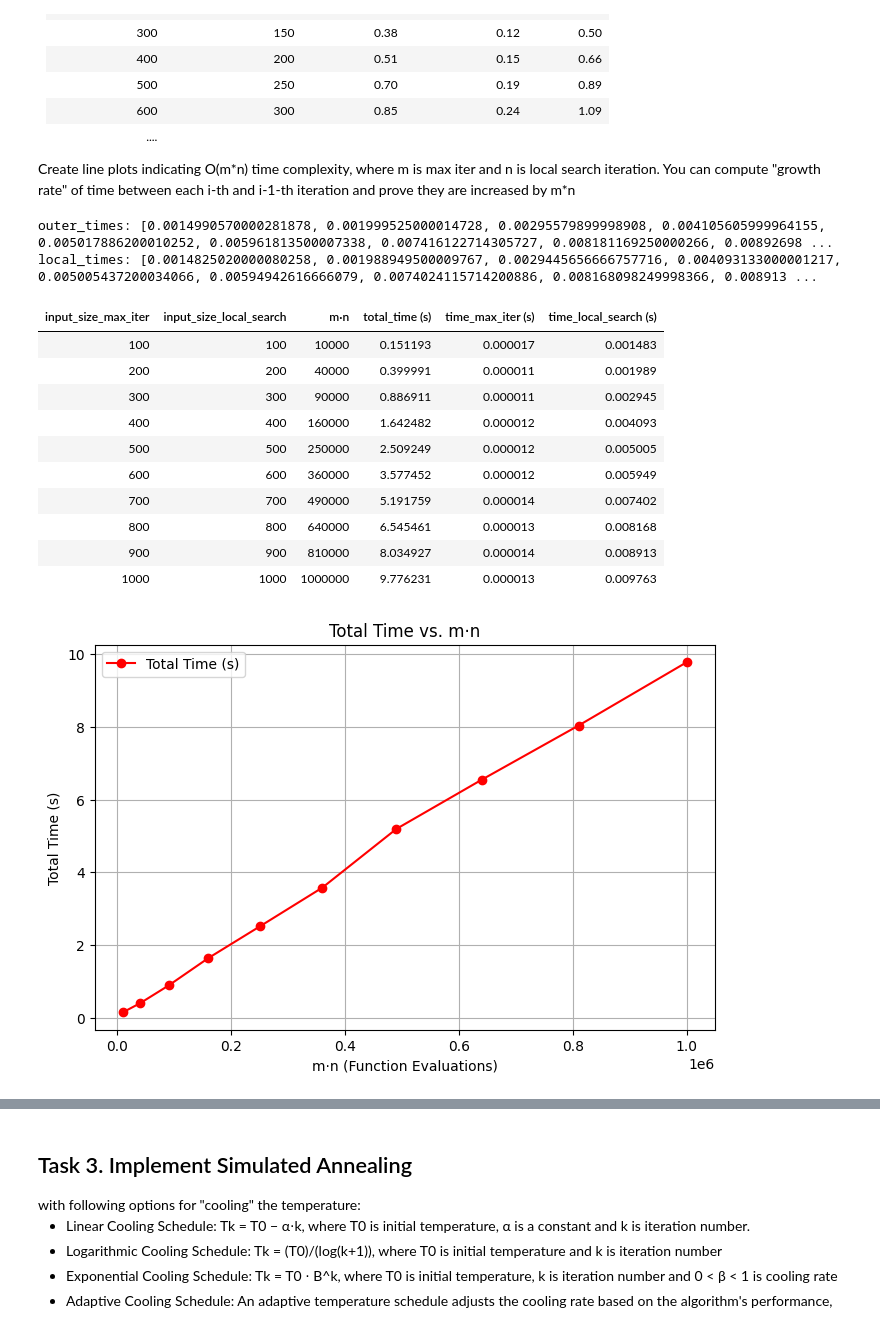
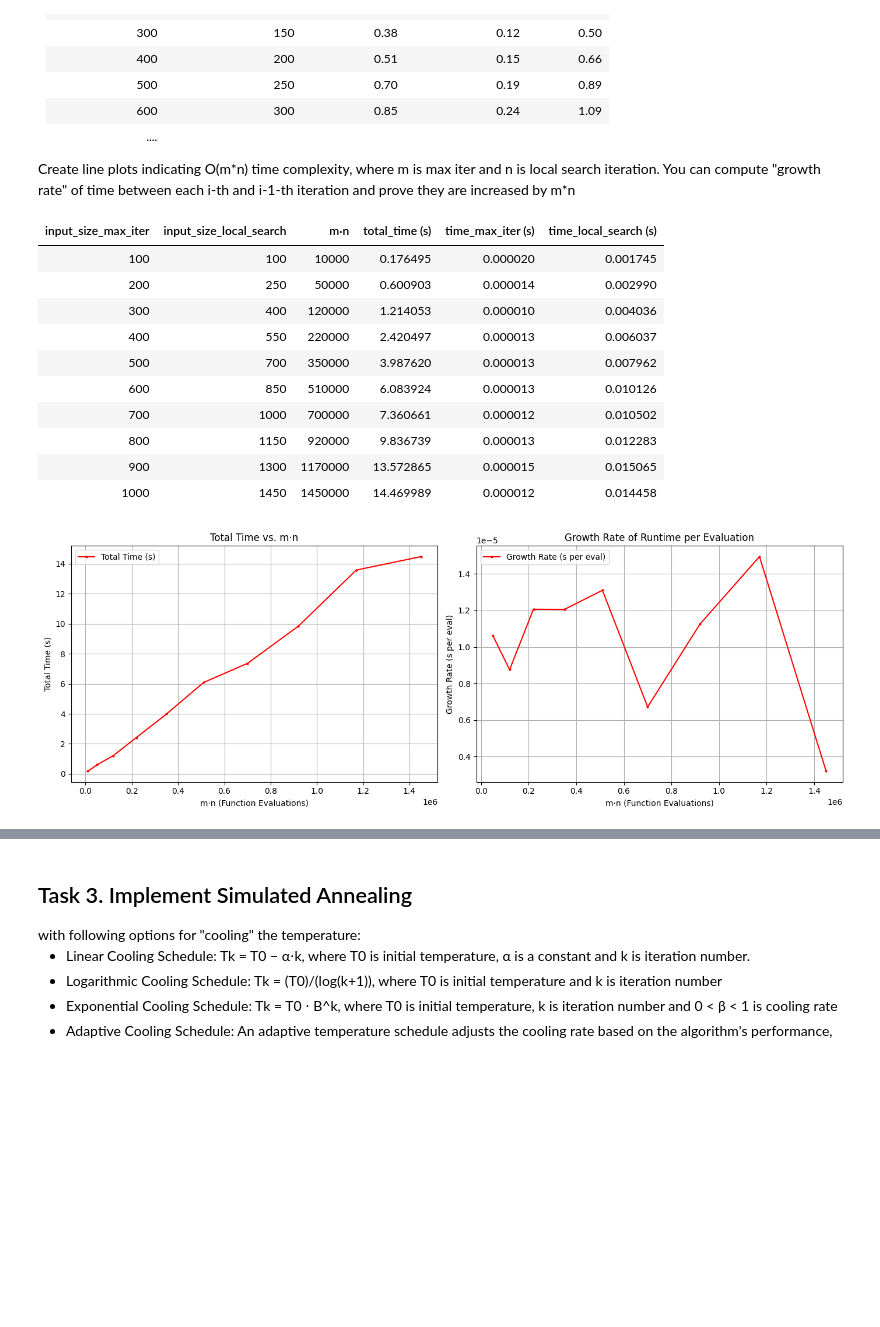
Before and after one commit to MarioSomodi/Optimization-Algorithms, a Jupyter notebook: OABOEC_Project_Mario_Somodi.ipynb, the cells around one changed output, grey strips where cells are left out. Saved outputs shown, nothing was run; the diff lists cells and outputs as text; code cells hidden in the pictures; blank space fills up the shorter version.

Commit message:
slight changes and removed time complexity plots from utils to time complexity class

```diff
--- a/OABOEC_Project_Mario_Somodi.ipynb
+++ b/OABOEC_Project_Mario_Somodi.ipynb
@@ -311,42 +314,38 @@ The Hill Climber algorithm is a simple optimization method that starts from a ra
 Create line plots indicating O(m*n) time complexity, where m is max iter and n is local search iteration. You can compute "growth rate" of time between each i-th and i-1-th iteration and prove they are increased by m*n
 # %%
 from IPython.display import display
-from evaluations.time_complexity import evaluate_time_complexity
+from evaluations.time_complexity import evaluate_time_complexity, plot_runtime_analysis_inline
 from algorithms.hill_climber import HillClimber
 from objective_functions.rastrigin import RastriginObjective
-from util.plot import plot_total_time_vs_mn, plot_growth_rate
 
 raw, df = evaluate_time_complexity(
     algo=HillClimber,
     objective_class=RastriginObjective,
     config={},
     runs=10,
     max_iter_start=100,
     local_search_start=100,
     max_iter_step=100,
-    local_search_step=100,
+    local_search_step=150,
     dim=2,
     step_size=0.5
 )
 display(df.style.hide(axis='index'))
 
 mn_product = raw['mn_product']
 total_times = raw['total_times']
 
-plot_total_time_vs_mn(mn_product, total_times)
-plot_growth_rate(mn_product, total_times)
+plot_runtime_analysis_inline(mn_product, total_times)
 # %% [output]
-outer_times: [0.0014990570000281878, 0.001999525000014728, 0.00295579899998908, 0.004105605999964155, 0.005017886200010252, 0.005961813500007338, 0.007416122714305727, 0.008181169250000266, 0.00892698 ...
-local_times: [0.0014825020000080258, 0.001988949500009767, 0.0029445656666757716, 0.004093133000001217, 0.005005437200034066, 0.00594942616666079, 0.0074024115714200886, 0.008168098249998366, 0.008913 ...
 | input_size_max_iter | input_size_local_search | m·n | total_time (s) | time_max_iter (s) | time_local_search (s) |
-| 100 | 100 | 10000 | 0.151193 | 0.000017 | 0.001483 |
-| 200 | 200 | 40000 | 0.399991 | 0.000011 | 0.001989 |
-| 300 | 300 | 90000 | 0.886911 | 0.000011 | 0.002945 |
-| 400 | 400 | 160000 | 1.642482 | 0.000012 | 0.004093 |
-| 500 | 500 | 250000 | 2.509249 | 0.000012 | 0.005005 |
-| 600 | 600 | 360000 | 3.577452 | 0.000012 | 0.005949 |
-| 700 | 700 | 490000 | 5.191759 | 0.000014 | 0.007402 |
-| 800 | 800 | 640000 | 6.545461 | 0.000013 | 0.008168 |
-| 900 | 900 | 810000 | 8.034927 | 0.000014 | 0.008913 |
-| 1000 | 1000 | 1000000 | 9.776231 | 0.000013 | 0.009763 |
+| 100 | 100 | 10000 | 0.176495 | 0.000020 | 0.001745 |
+| 200 | 250 | 50000 | 0.600903 | 0.000014 | 0.002990 |
+| 300 | 400 | 120000 | 1.214053 | 0.000010 | 0.004036 |
+| 400 | 550 | 220000 | 2.420497 | 0.000013 | 0.006037 |
+| 500 | 700 | 350000 | 3.987620 | 0.000013 | 0.007962 |
+| 600 | 850 | 510000 | 6.083924 | 0.000013 | 0.010126 |
+| 700 | 1000 | 700000 | 7.360661 | 0.000012 | 0.010502 |
+| 800 | 1150 | 920000 | 9.836739 | 0.000013 | 0.012283 |
+| 900 | 1300 | 1170000 | 13.572865 | 0.000015 | 0.015065 |
+| 1000 | 1450 | 1450000 | 14.469989 | 0.000012 | 0.014458 |
-[figure, old version]
+[figure, new version]
```
Also changed, not shown: parts of 8 cells of this notebook, 3 other files.
